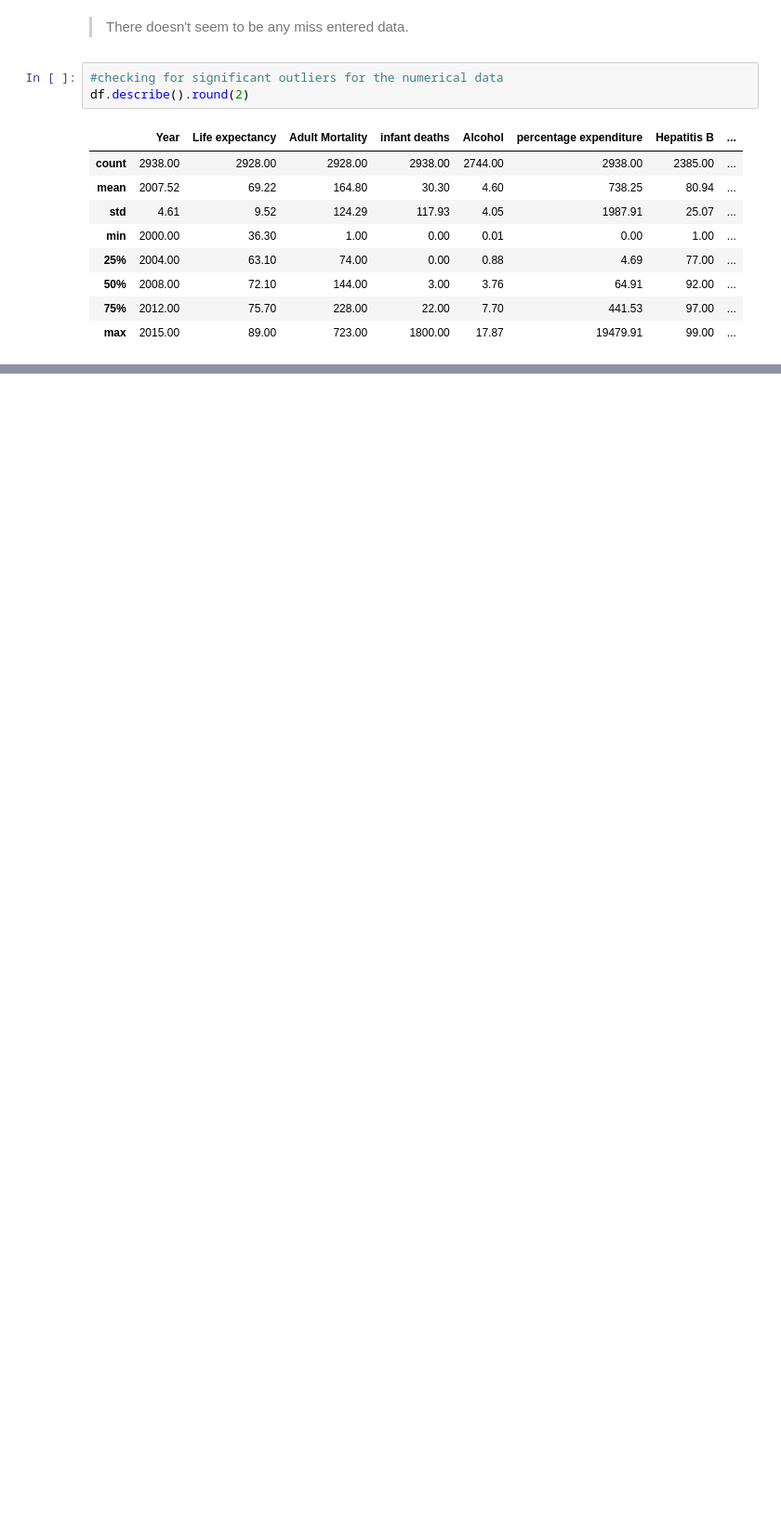
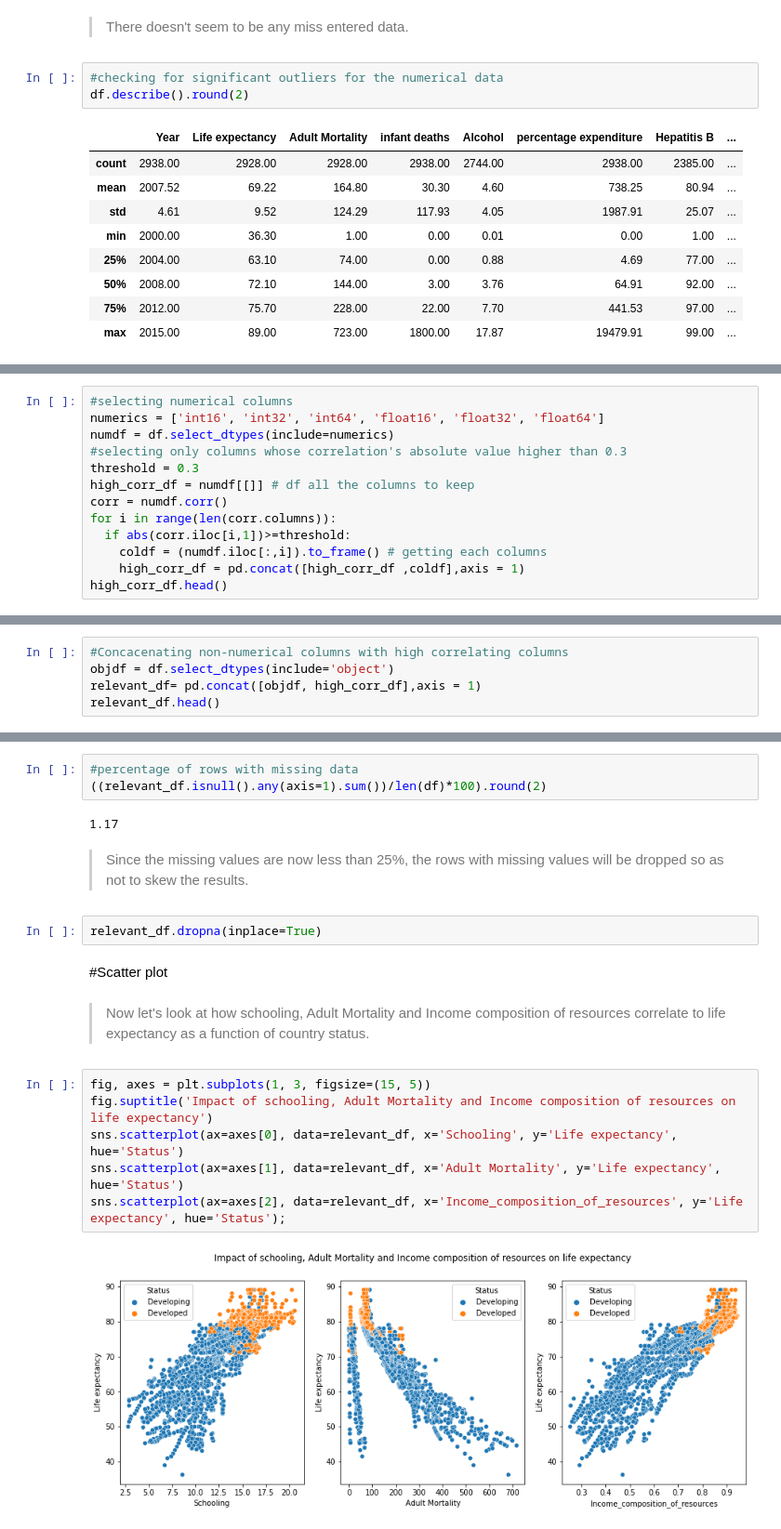
Before and after one commit to AkindeKadjo/Life_Expectancy_prediction, a Jupyter notebook: Life_Expectancy.ipynb, the cells around one changed output, grey strips where cells are left out. Shown at 93% size. Cells and saved outputs as stored; diff of their text form; blank space fills up the shorter version.

```diff
--- a/Life_Expectancy.ipynb
+++ b/Life_Expectancy.ipynb
@@ -175,0 +205,13 @@ sns.histplot(data=df, x="Adult Mortality",binwidth=10);
+# %%
+#selecting numerical columns
+numerics = ['int16', 'int32', 'int64', 'float16', 'float32', 'float64']
+numdf = df.select_dtypes(include=numerics)
+#selecting only columns whose correlation's absolute value higher than 0.3
+threshold = 0.3
+high_corr_df = numdf[[]] # df all the columns to keep
+corr = numdf.corr()
+for i in range(len(corr.columns)):
+  if abs(corr.iloc[i,1])>=threshold:
+    coldf = (numdf.iloc[:,i]).to_frame() # getting each columns
+    high_corr_df = pd.concat([high_corr_df ,coldf],axis = 1)
+high_corr_df.head()
@@ -175,0 +225,5 @@ sns.histplot(data=df, x="Adult Mortality",binwidth=10);
+# %%
+#Concacenating non-numerical columns with high correlating columns
+objdf = df.select_dtypes(include='object')
+relevant_df= pd.concat([objdf, high_corr_df],axis = 1)
+relevant_df.head()
@@ -175,0 +257,21 @@ sns.histplot(data=df, x="Adult Mortality",binwidth=10);
+# %%
+#percentage of rows with missing data
+((relevant_df.isnull().any(axis=1).sum())/len(df)*100).round(2)
+# %% [output]
+1.17
+# %% [markdown]
+>Since the missing values are now less than 25%, the rows with missing values will be dropped so as not to skew the results.
+# %%
+relevant_df.dropna(inplace=True)
+# %% [markdown]
+#Scatter plot
+# %% [markdown]
+>Now let's look at how schooling, Adult Mortality and Income composition of resources correlate to life expectancy as a function of country status.
+# %%
+fig, axes = plt.subplots(1, 3, figsize=(15, 5))
+fig.suptitle('Impact of schooling, Adult Mortality and Income composition of resources on life expectancy')
+sns.scatterplot(ax=axes[0], data=relevant_df, x='Schooling', y='Life expectancy', hue='Status')
+sns.scatterplot(ax=axes[1], data=relevant_df, x='Adult Mortality', y='Life expectancy', hue='Status')
+sns.scatterplot(ax=axes[2], data=relevant_df, x='Income_composition_of_resources', y='Life expectancy', hue='Status');
+# %% [output]
+[figure, added]
```
Also changed, not shown: parts of 14 cells of this notebook.
